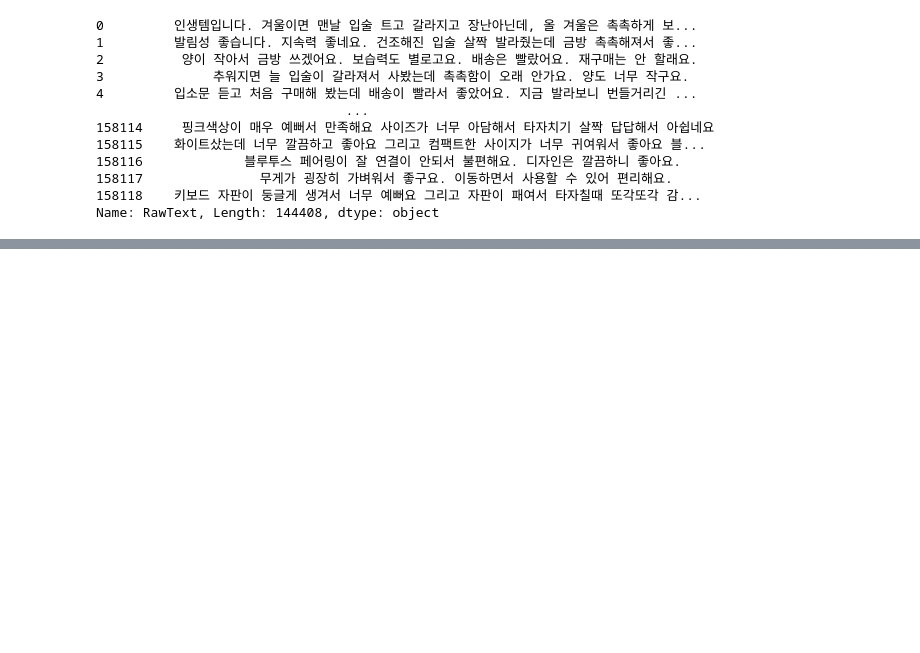
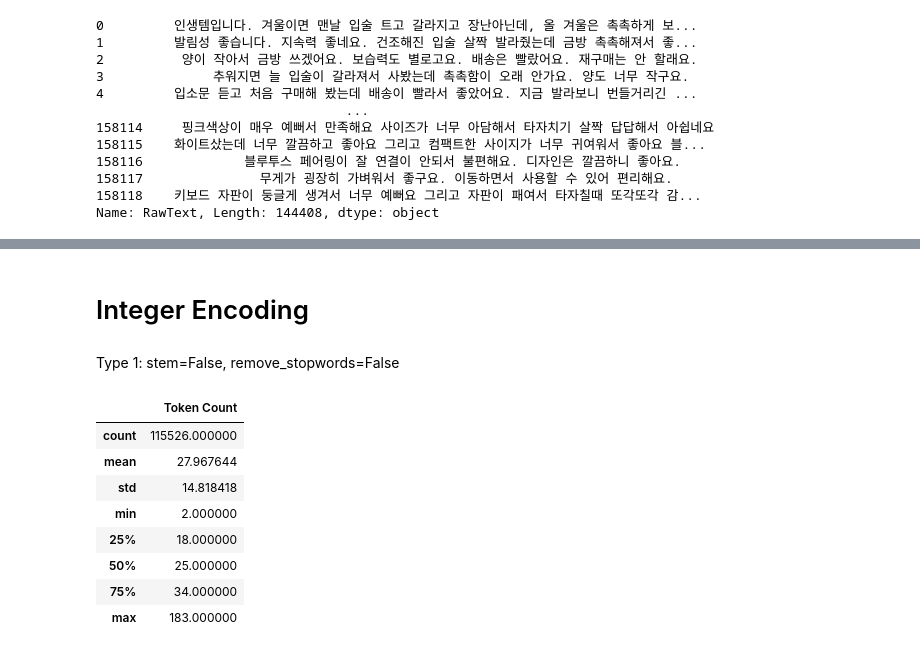
Before and after one commit to happytim92/compass, a Jupyter notebook: notebooks/preprocessing.ipynb, the cells around one changed output, grey strips where cells are left out. Saved outputs shown, nothing was run; the diff lists cells and outputs as text; code cells hidden in the pictures; blank space fills up the shorter version.

```diff
--- a/notebooks/preprocessing.ipynb
+++ b/notebooks/preprocessing.ipynb
@@ -174,4 +176,6 @@ X
 158118    키보드 자판이 둥글게 생겨서 너무 예뻐요 그리고 자판이 패여서 타자칠때 또각또각 감...
 Name: RawText, Length: 144408, dtype: object
 # %%
-# X_train, X_test, y_train, y_test = train_test_split(X, y, test_size=0.3, random_state=1)
+X_train, X_test, y_train, y_test = train_test_split(X, y, test_size=0.2, random_state=19)
+print(X_train.shape, X_test.shape, y_train.shape, y_test.shape)
+# test_size=0.2의 근거가 필요할까?
@@ -177,0 +317,19 @@ Name: RawText, Length: 144408, dtype: object
+# %% [markdown]
+# Integer Encoding
+# %% [markdown]
+Type 1: stem=False, remove_stopwords=False
+# %%
+# 토큰화 후 문장별 토큰 수 탐색
+tokens_len_1 = [len(tokens) for tokens in clean_train_review_1]
+df_tokens_len_1 = pd.DataFrame(tokens_len_1, columns=['Token Count'])
+df_tokens_len_1.describe()
+# %% [output]
+|  | Token Count |
+| count | 115526.000000 |
+| mean | 27.967644 |
+| std | 14.818418 |
+| min | 2.000000 |
+| 25% | 18.000000 |
+| 50% | 25.000000 |
+| 75% | 34.000000 |
+| max | 183.000000 |
```
Also changed, not shown: parts of 21 cells of this notebook.
